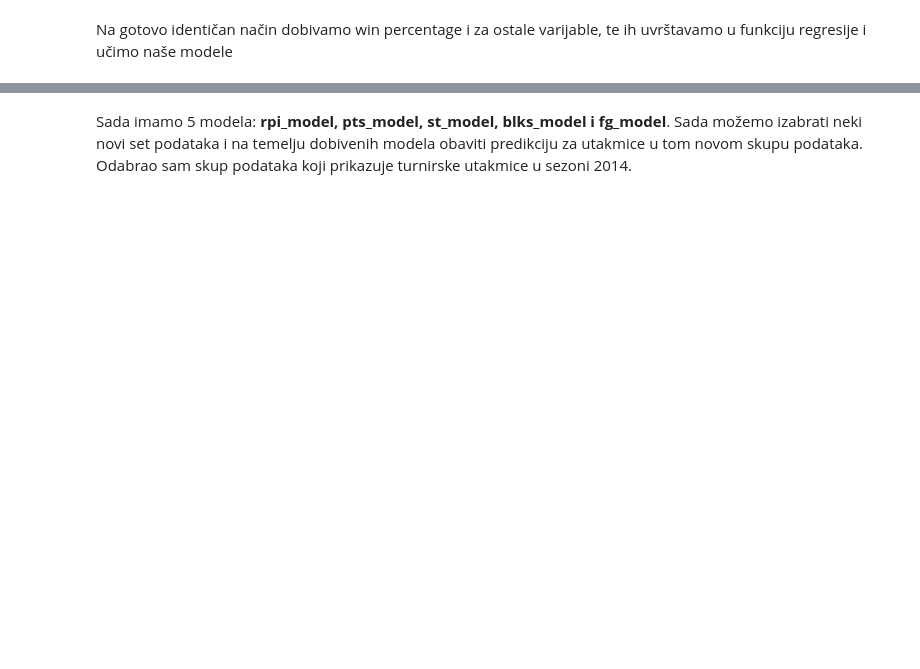
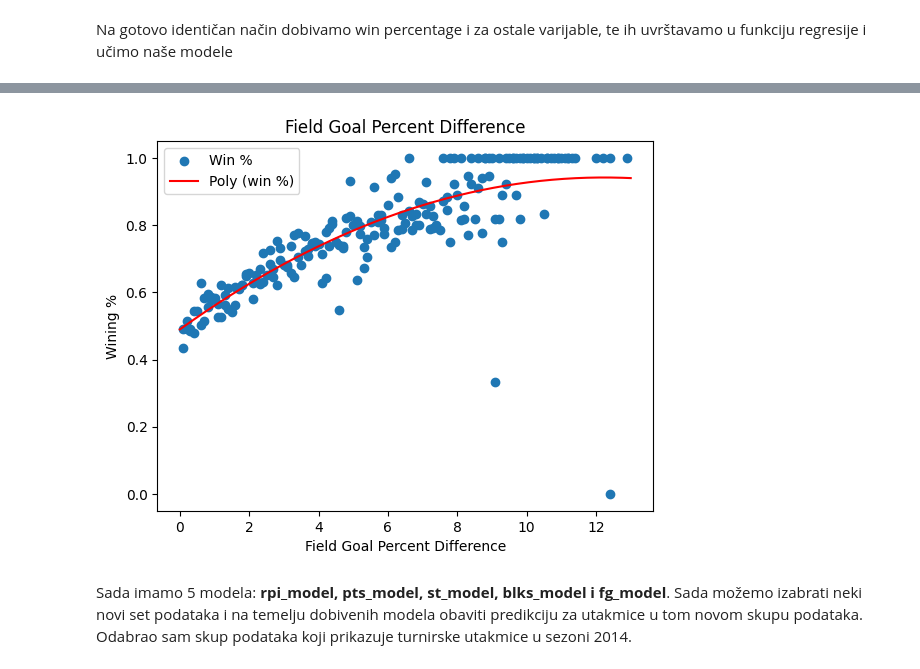
Before and after one commit to mateivic/Project-UUZOP, a Jupyter notebook: Projekt2.ipynb, the cells around one changed output, grey strips where cells are left out. Cells and saved outputs as stored; diff of their text form; code cells hidden in the pictures; blank space fills up the shorter version.

```diff
--- a/Projekt2.ipynb
+++ b/Projekt2.ipynb
@@ -530,21 +710,21 @@ plt.show()
 # %%
-train = train_data[['wfg', 'lfg']]
-train.loc[:,'fg_diff'] = train.loc[:,'wfg'] - train.loc[:, 'lfg']
-train = train.groupby('fg_diff', as_index=False)['wfg'].count()
+fg_train = train_data[['wfg', 'lfg']]
+fg_train.loc[:,'fg_diff'] = fg_train.loc[:,'wfg'] - fg_train.loc[:, 'lfg']
+fg_train = fg_train.groupby('fg_diff', as_index=False)['wfg'].count()
 
-train_neg = train[train.fg_diff < 0]
+train_neg = fg_train[fg_train.fg_diff < 0]
 train_neg = train_neg.rename(columns={'wfg':'count-'})
-train_pos = train[train.fg_diff > 0]
+train_pos = fg_train[fg_train.fg_diff > 0]
 train_pos = train_pos.rename(columns={'wfg':'count+'})
 
-train_neg['fg_diff'] = abs(train['fg_diff'])
+train_neg['fg_diff'] = abs(fg_train['fg_diff'])
 
-train = pd.merge(train_neg, train_pos, how='outer', on='fg_diff')
+fg_train = pd.merge(train_neg, train_pos, how='outer', on='fg_diff')
 
-train.loc[train['count-'].isna(), 'count-'] = 0
-train.loc[train['count+'].isna(), 'count+'] = 0
-train
+fg_train.loc[fg_train['count-'].isna(), 'count-'] = 0
+fg_train.loc[fg_train['count+'].isna(), 'count+'] = 0
+fg_train
 
-tmp = train.copy()
-train['win_perc'] = tmp['count+'] / (tmp['count+'] + tmp['count-'])
-train.sort_values(by='fg_diff')
+tmp = fg_train.copy()
+fg_train['win_perc'] = tmp['count+'] / (tmp['count+'] + tmp['count-'])
+fg_train.sort_values(by='fg_diff')
@@ -551,14 +750,16 @@ train.sort_values(by='fg_diff')
 # %%
-fg_model = np.poly1d(np.polyfit(train.fg_diff, train.win_perc, 2))
+fg_model = np.poly1d(np.polyfit(fg_train.fg_diff, fg_train.win_perc, 2))
 line = np.linspace(0, 13, 500)
 
-plt.scatter(train.fg_diff, train.win_perc, label='Win %')
+plt.scatter(fg_train.fg_diff, fg_train.win_perc, label='Win %')
 plt.plot(line, fg_model(line), c='r', label='Poly (win %)')
 plt.xlabel('Field Goal Percent Difference')
 plt.ylabel('Wining %')
 plt.legend(loc='best')
 plt.title('Field Goal Percent Difference')
 plt.show()
+# %% [output]
+[figure, added]
 # %% [markdown]
 Sada imamo 5 modela: **rpi_model, pts_model, st_model, blks_model i fg_model**. Sada možemo izabrati neki novi set podataka i na temelju dobivenih modela obaviti predikciju za utakmice u tom novom skupu podataka. Odabrao sam skup podataka koji prikazuje turnirske utakmice u sezoni 2014.
 # %%
```
Also changed, not shown: parts of 38 cells of this notebook.
